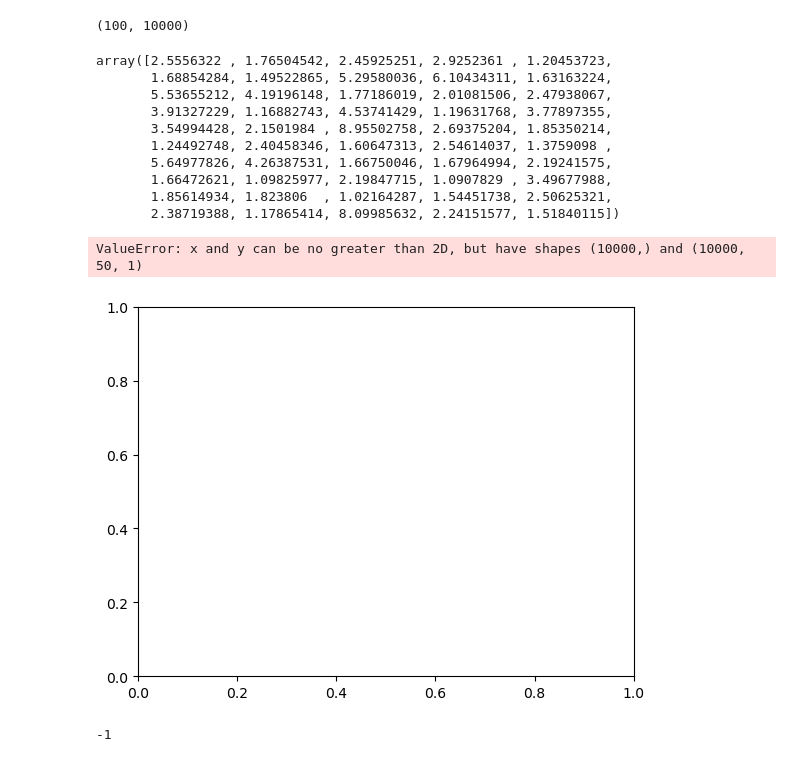
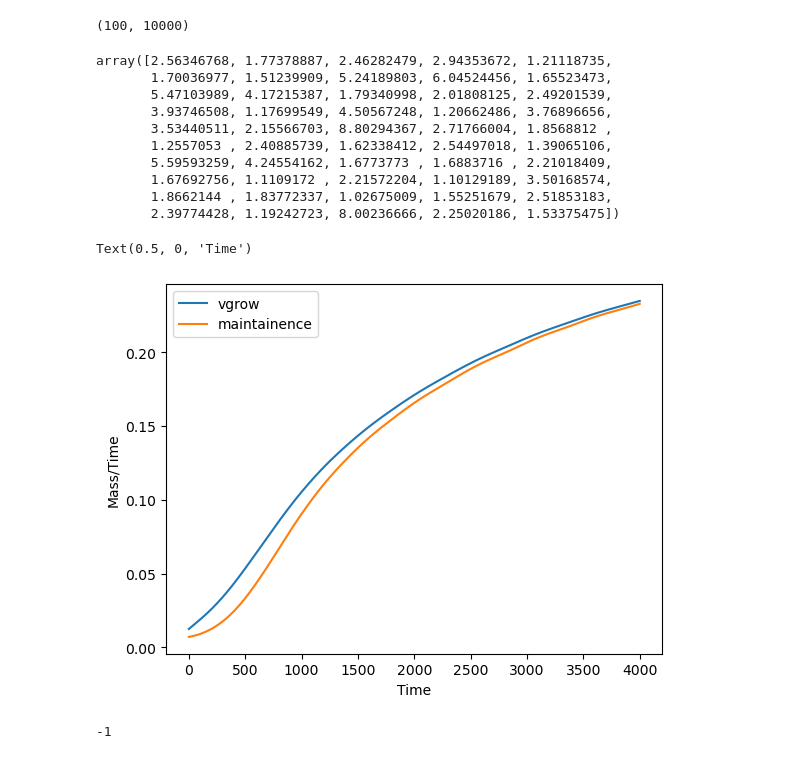
Before and after one commit to IVAN-Hu-yi/CellSizeBCA, a Jupyter notebook: Code/simulation.ipynb, the cells around one changed output. Drawn from its saved outputs; the diff is of its cells as text; code cells hidden in the pictures.

```diff
--- a/Code/simulation.ipynb
+++ b/Code/simulation.ipynb
@@ -41,8 +41,8 @@ def sim_run(N, M, para, assemblenum, tstop, teval):
 
     return Rt, Ct, t, para
 # %%
-N = 50
-M = 100
+N = 25
+M = 50
 assemblenum = 1
 para = Paras(N, M)
 # %%
@@ -52,7 +52,7 @@ assemlies = 100
 para_assemblies = []
 # %%
 for i in range(assemlies):
-    Rt, Ct, t, para = sim_run(N, M, para, i, tstop=3000, teval=10000)
+    Rt, Ct, t, para = sim_run(N, M, para, i, tstop=4000, teval=10000)
     Rt_assemblies.append(Rt)
     Ct_assemblies.append(Ct)
     para_assemblies.append(para)
@@ -82,0 +83,3 @@ for i in range(N):
+# %%
+mass = Ct_assemblies[i]
+mass[:, 1]
@@ -82,0 +97,8 @@ for i in range(N):
+# %%
+initial = np.empty((N*100))
+final = np.empty((N*100))
+for i in range(len(para_assemblies)):
+    model = para_assemblies[i]
+    initial[i*N:(i+1)*N] = model.C.reshape(50)
+    mass = Ct_assemblies[i]
+    final[i*N:(i+1)*N] = mass[:, 1]
@@ -89,37 +131,40 @@ species1vg = []
 # %%
 Ct[:, i]
 # %% [output]
-array([2.5556322 , 1.76504542, 2.45925251, 2.9252361 , 1.20453723,
-       1.68854284, 1.49522865, 5.29580036, 6.10434311, 1.63163224,
-       5.53655212, 4.19196148, 1.77186019, 2.01081506, 2.47938067,
-       3.91327229, 1.16882743, 4.53741429, 1.19631768, 3.77897355,
-       3.54994428, 2.1501984 , 8.95502758, 2.69375204, 1.85350214,
-       1.24492748, 2.40458346, 1.60647313, 2.54614037, 1.3759098 ,
-       5.64977826, 4.26387531, 1.66750046, 1.67964994, 2.19241575,
-       1.66472621, 1.09825977, 2.19847715, 1.0907829 , 3.49677988,
-       1.85614934, 1.823806  , 1.02164287, 1.54451738, 2.50625321,
-       2.38719388, 1.17865414, 8.09985632, 2.24151577, 1.51840115])
+array([2.56346768, 1.77378887, 2.46282479, 2.94353672, 1.21118735,
+       1.70036977, 1.51239909, 5.24189803, 6.04524456, 1.65523473,
+       5.47103989, 4.17215387, 1.79340998, 2.01808125, 2.49201539,
+       3.93746508, 1.17699549, 4.50567248, 1.20662486, 3.76896656,
+       3.53440511, 2.15566703, 8.80294367, 2.71766004, 1.8568812 ,
+       1.2557053 , 2.40885739, 1.62338412, 2.54497018, 1.39065106,
+       5.59593259, 4.24554162, 1.6773773 , 1.6883716 , 2.21018409,
+       1.67692756, 1.1109172 , 2.21572204, 1.10129189, 3.50168574,
+       1.8662144 , 1.83772337, 1.02675009, 1.55251679, 2.51853183,
+       2.39774428, 1.19242723, 8.00236666, 2.25020186, 1.53375475])
 # %%
 species1vg = []
 m1 = []
 for i in range(len(t)):
     resourcet = Rt[:, i].reshape(M, 1)
     masst = Ct[:, i].reshape(N, 1)
     v_in = vin(para.p, resourcet, para.R_half, vmax=para.v_in_max, type=2)
     v_in = scale_vin(v_in, masst, para.B0, para.alpha)
-    v_g = vgrow(v_in, para.l)[0]
-    species1vg.append(v_g)
-    print(v_g.shape)
-    print(masst.shape)
-    m_scale = scale_mt(para.m, masst, para.M0, para.alpha)[0]
-    m1.append(m_scale)
-    print(m_scale.shape)
+    v_g = vgrow(v_in, para.l)
+    v_g = v_g * masst
+    species1vg.append(v_g[0])
+    m_scale = scale_mt(para.m, masst, para.M0, para.alpha)
+    m_scale = m_scale * masst
+    m1.append(m_scale[0])
 
-plt.plot(t, species1vg)
-plt.plot(t, m1)
+
+plt.plot(t, species1vg, label = 'vgrow')
+plt.plot(t, m1, label='maintainence')
+plt.legend()
+plt.ylabel('Mass/Time')
+plt.xlabel('Time')
 # %% [output]
-ValueError: x and y can be no greater than 2D, but have shapes (10000,) and (10000, 50, 1)
+Text(0.5, 0, 'Time')
-[figure, old version]
+[figure, new version]
 # %%
 np.sign(-7)
 # %% [output]
```
Also changed, not shown: parts of 6 cells of this notebook, 1 other file.
